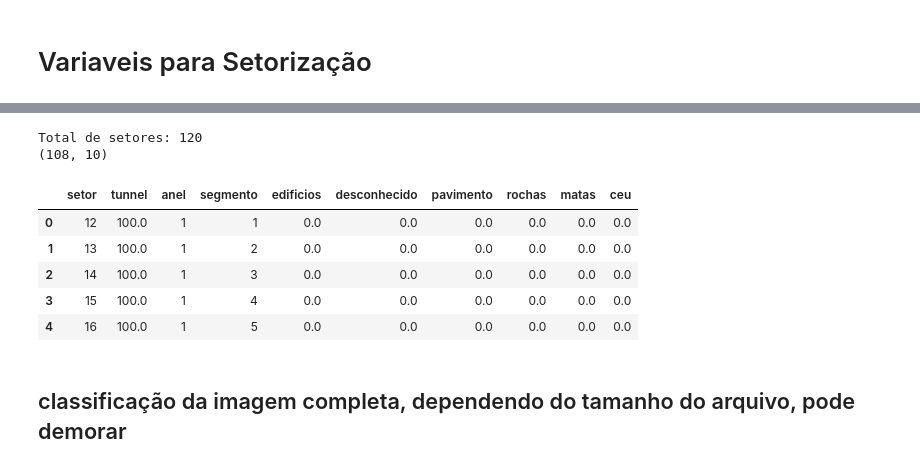
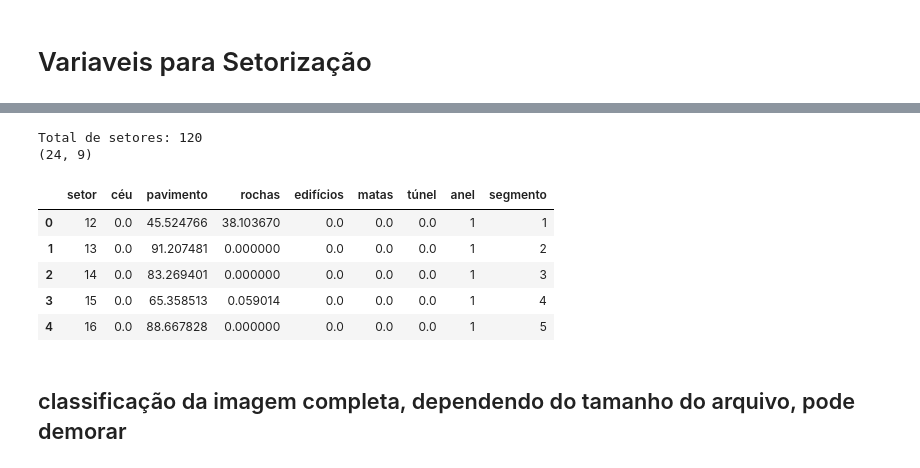
Before and after one commit to CarlosDutra740/Data-Science-Notebooks, a Jupyter notebook: ImageClassifierProject/Analisador de Imagem.ipynb, the cells around one changed output, grey strips where cells are left out. Cells and saved outputs as stored; diff of their text form; code cells hidden in the pictures.

```diff
--- a/ImageClassifierProject/Analisador de Imagem.ipynb
+++ b/ImageClassifierProject/Analisador de Imagem.ipynb
@@ -359,4 +371,16 @@ plt.show()
 # %%
+import pandas as pd
+
+# --- Exemplo de dicionário de cores (ajuste conforme suas classes) ---
+cores = {
+    "céu": np.array([0, 0, 255]),        # azul
+    "pavimento": np.array([128, 128, 128]), # cinza
+    "rochas": np.array([139, 69, 19]),   # marrom
+    "edifícios": np.array([255, 0, 0]),  # vermelho
+    "matas": np.array([0, 255, 0]),      # verde
+    "túnel": np.array([255, 255, 0])     # amarelo
+}
+
 # --- Classificação de pixels usando RGB ---
 def classificar_pixel_rgb(pixel):
     """
@@ -371,48 +395,48 @@ def classificar_pixel_rgb(pixel):
 # --- Pipeline de contagem por setores ---
 resultados = []
 
-# Gerar setores concêntricos e angulares
-setores = gerar_setores_conc_ang(h, w, center, lista_raios, num_setores)
+# Geração dos setores com raios em PIXELS
+setores = gerar_setores_conc_ang(h, w, center, lista_raios_pixels, num_setores)
 print(f"Total de setores: {len(setores)}")  # Ex.: 10 raios * 12 setores = 120 setores
 
 for idx, mask in enumerate(setores):
     # Pegar pixels da imagem colorizada diretamente
     pixels = img_colorizada[mask == 1]
     if len(pixels) == 0:
         continue
 
     # Classificar todos os pixels do setor pelo RGB
     classes = [classificar_pixel_rgb(p) for p in pixels]
     total = len(classes)
 
     # Contagem relativa por categoria (%)
     contagens = {"setor": idx}
-    for cat in set(classes):
-        contagens[cat] = classes.count(cat) / total * 100
+    for cat in cores.keys():  # garante que todas as categorias apareçam
+        contagens[cat] = classes.count(cat) / total * 100 if total > 0 else 0.0
 
     # Determina anel (de dentro para fora) e segmento (sentido horário)
     contagens['anel'] = idx // num_setores
     contagens['segmento'] = (idx % num_setores) + 1
 
     resultados.append(contagens)
 
 # Criar DataFrame e preencher NaNs com 0
 df = pd.DataFrame(resultados).fillna(0)
 
 # Opcional: manter só a partir da linha 12
 df = df.iloc[12:].reset_index(drop=True)
 
-print(df.shape)  # Deve refletir o número total de setores (linhas) e categorias (colunas)
+print(df.shape)  # Deve refletir número total de setores (linhas) e categorias (colunas)
 df.head()
 # %% [output]
 Total de setores: 120
-(108, 10)
+(24, 9)
-|  | setor | tunnel | anel | segmento | edificios | desconhecido | pavimento | rochas | matas | ceu |
-| 0 | 12 | 100.0 | 1 | 1 | 0.0 | 0.0 | 0.0 | 0.0 | 0.0 | 0.0 |
-| 1 | 13 | 100.0 | 1 | 2 | 0.0 | 0.0 | 0.0 | 0.0 | 0.0 | 0.0 |
-| 2 | 14 | 100.0 | 1 | 3 | 0.0 | 0.0 | 0.0 | 0.0 | 0.0 | 0.0 |
-| 3 | 15 | 100.0 | 1 | 4 | 0.0 | 0.0 | 0.0 | 0.0 | 0.0 | 0.0 |
-| 4 | 16 | 100.0 | 1 | 5 | 0.0 | 0.0 | 0.0 | 0.0 | 0.0 | 0.0 |
+|  | setor | céu | pavimento | rochas | edifícios | matas | túnel | anel | segmento |
+| 0 | 12 | 0.0 | 45.524766 | 38.103670 | 0.0 | 0.0 | 0.0 | 1 | 1 |
+| 1 | 13 | 0.0 | 91.207481 | 0.000000 | 0.0 | 0.0 | 0.0 | 1 | 2 |
+| 2 | 14 | 0.0 | 83.269401 | 0.000000 | 0.0 | 0.0 | 0.0 | 1 | 3 |
+| 3 | 15 | 0.0 | 65.358513 | 0.059014 | 0.0 | 0.0 | 0.0 | 1 | 4 |
+| 4 | 16 | 0.0 | 88.667828 | 0.000000 | 0.0 | 0.0 | 0.0 | 1 | 5 |
 # %% [markdown]
 ## classificação da imagem completa, dependendo do tamanho do arquivo, pode demorar
 # %%
```
Also changed, not shown: parts of 6 cells of this notebook.
